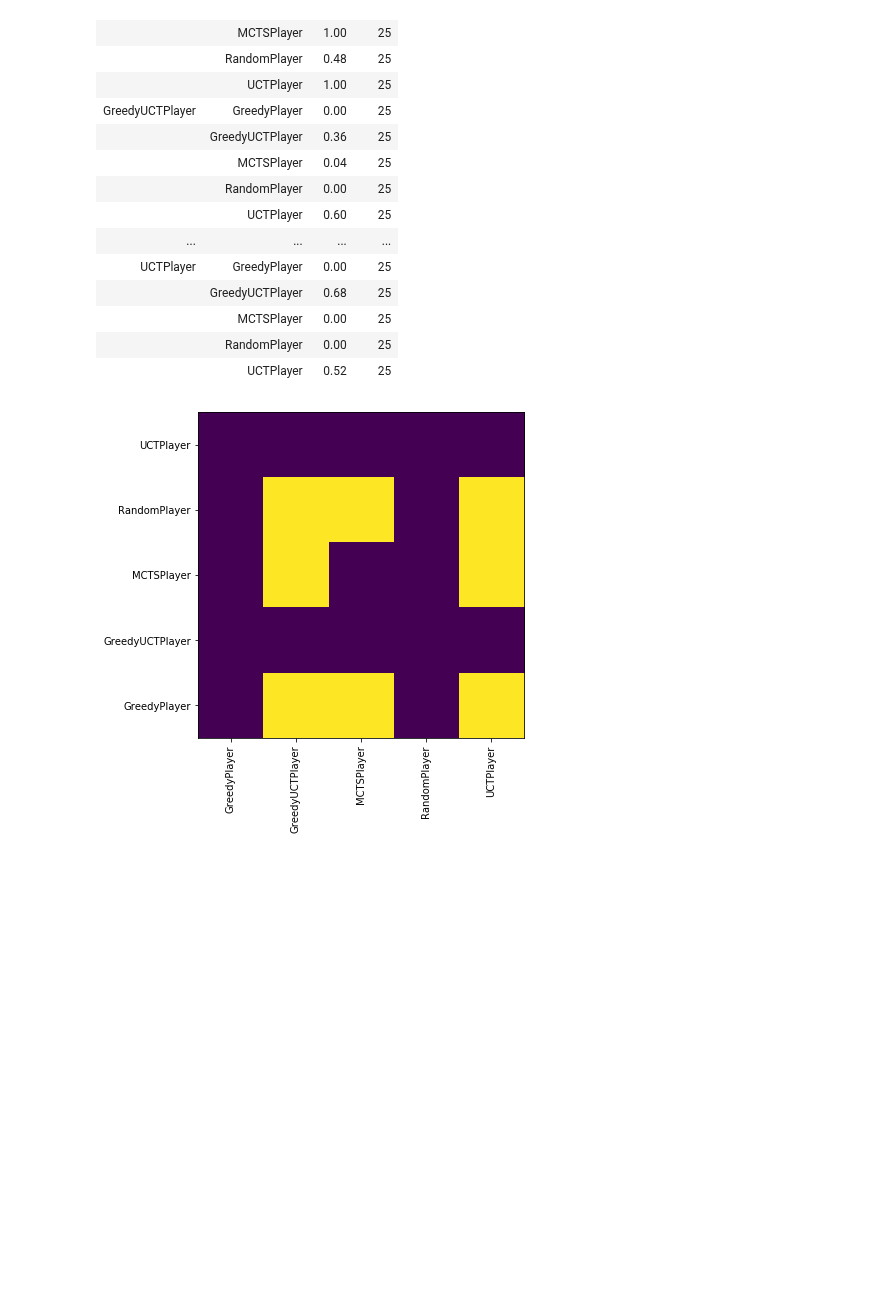
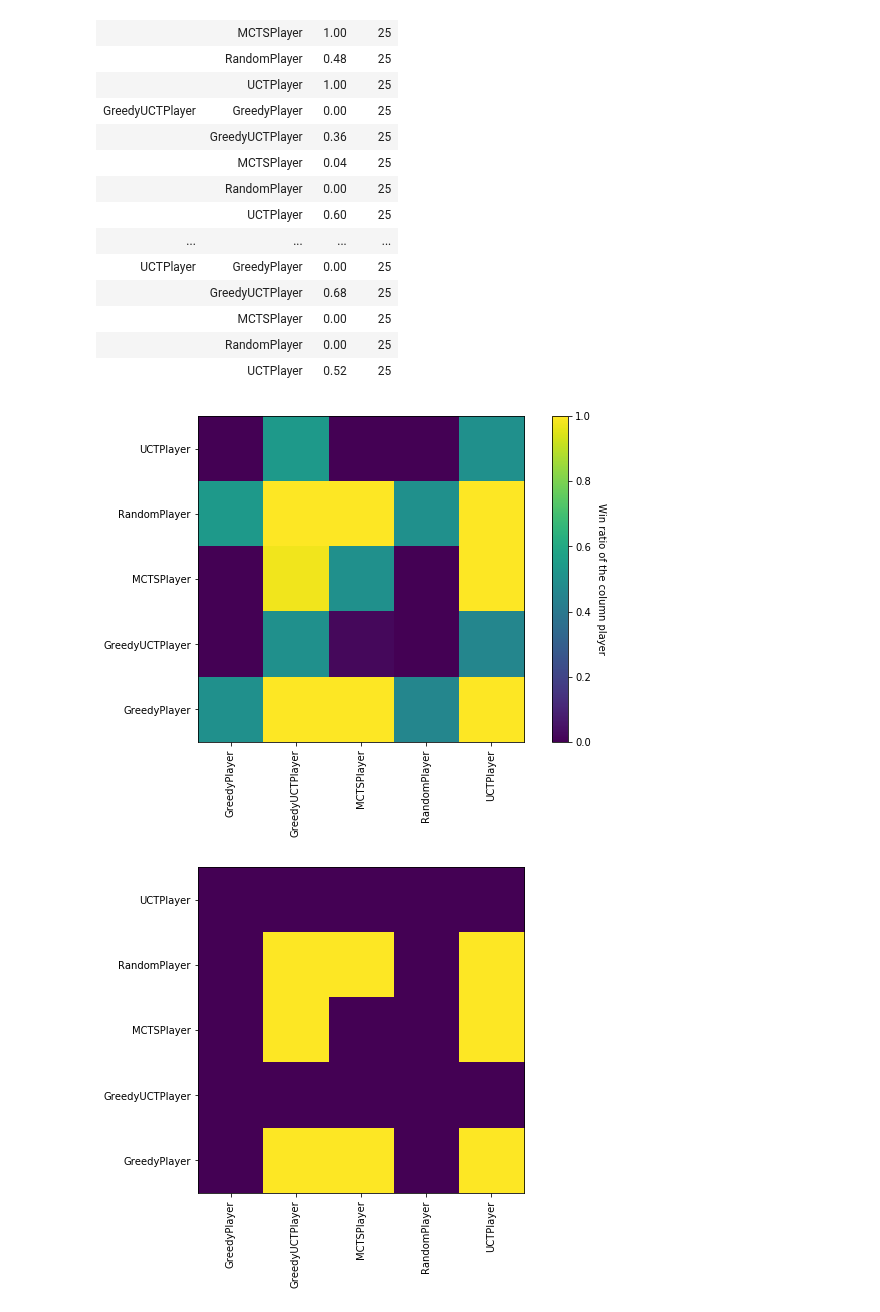
Before and after one commit to C4ptainCrunch/thesis, a Jupyter notebook: source/notebooks/query-cloudwatch.ipynb, the cells around one changed output. Saved outputs shown, nothing was run; the diff lists cells and outputs as text; code cells hidden in the pictures; blank space fills up the shorter version.

```diff
--- a/source/notebooks/query-cloudwatch.ipynb
+++ b/source/notebooks/query-cloudwatch.ipynb
@@ -310,6 +312,30 @@ im = grouped.drop('count', axis=1).unstack()
 mat = im.values
 # %%
 folded = (mat + (1 - np.transpose(mat))) / 2
+# %%
+
+fig = plt.figure(figsize=(10, 6))
+
+plt.xticks(rotation=90)
+ax1 = plt.gca()
+ax1.set_title("")
+ax1.tick_params(axis='both', direction='out')
+ax1.set_xticks(range(len(im.columns)))
+ax1.set_xticklabels([x[1] for x in im.columns])
+ax1.set_yticks(range(len(im.index)))
+ax1.set_yticklabels(im.index)
+
+
+
+img = ax1.imshow(folded , origin='lower');
+
+cbar = fig.colorbar(img)
+cbar.set_label('Win ratio of the column player', rotation=270)
+cbar.ax.get_yaxis().labelpad = 15
+
+plt.savefig("matrix.png")
+# %% [output]
+[figure, added]
 # %%
 
 plt.figure(figsize=(10, 6))
```
Also changed, not shown: parts of 2 cells of this notebook, 16 other files.
